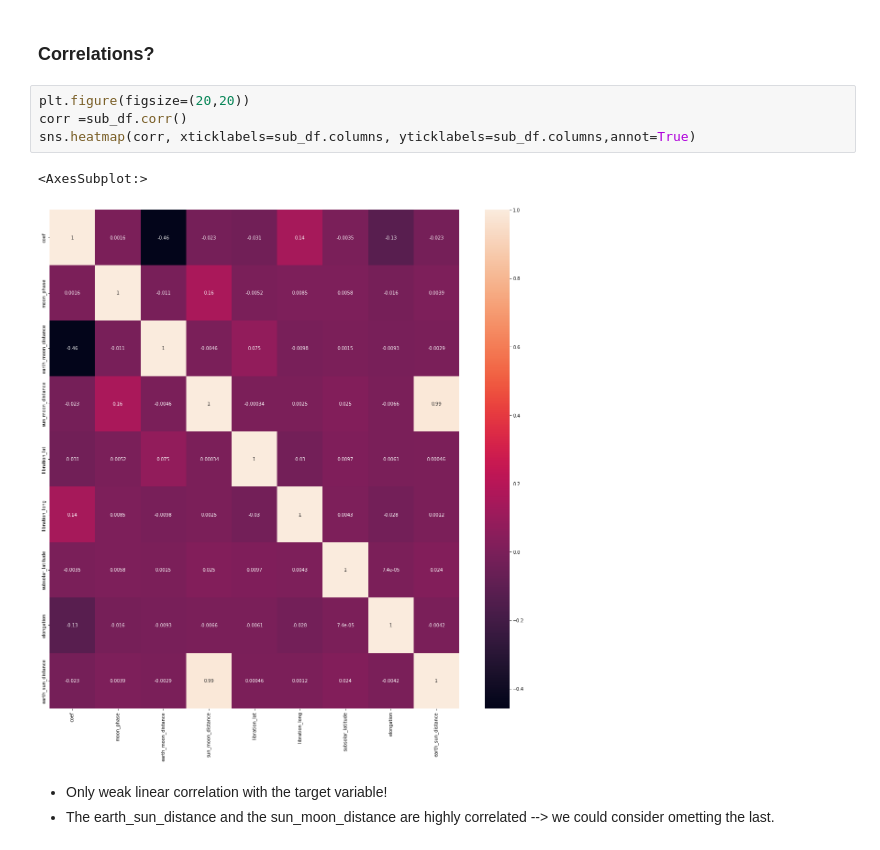
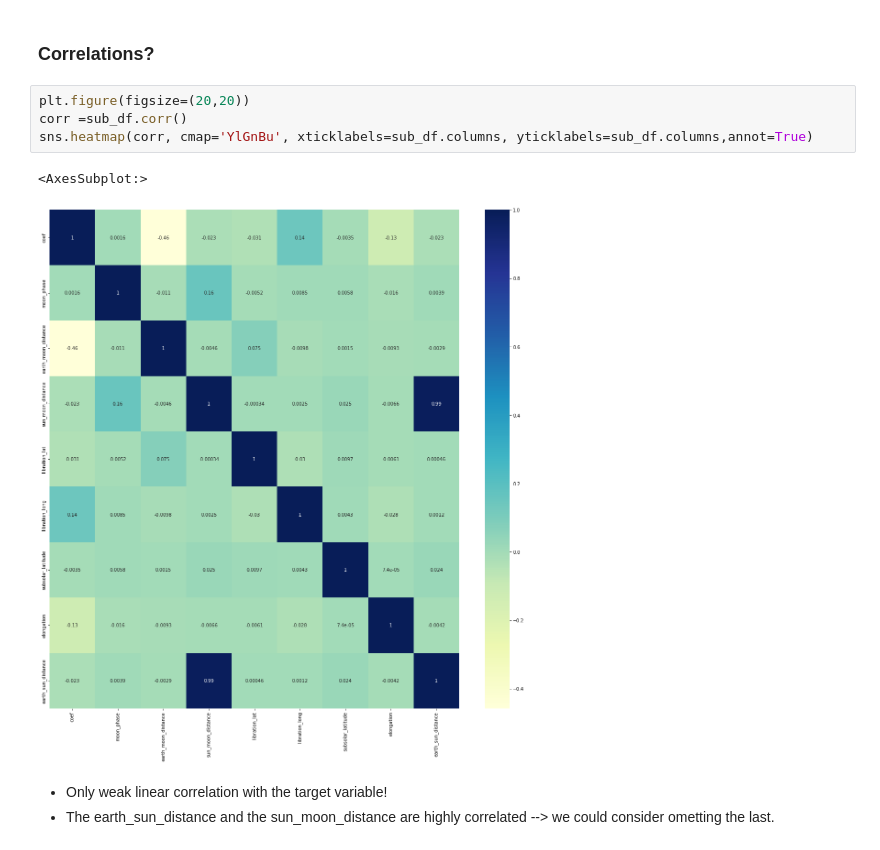
Before and after one commit to otmane-el-aloi/Prediction-of-tidal-coefficients, a Jupyter notebook: dataAnalysisOtmane.ipynb, the cells around one changed output. Cells and saved outputs as stored; diff of their text form.

```diff
--- a/dataAnalysisOtmane.ipynb
+++ b/dataAnalysisOtmane.ipynb
@@ -322,10 +345,10 @@ sub_df.describe()
 # %%
 plt.figure(figsize=(20,20))
 corr =sub_df.corr()
-sns.heatmap(corr, xticklabels=sub_df.columns, yticklabels=sub_df.columns,annot=True)
+sns.heatmap(corr, cmap='YlGnBu', xticklabels=sub_df.columns, yticklabels=sub_df.columns,annot=True)
 # %% [output]
 <AxesSubplot:>
-[figure, old version]
+[figure, new version]
 # %% [markdown]
 - Only weak linear correlation with the target variable!
 - The earth_sun_distance and the sun_moon_distance are highly correlated --> we could consider ometting the last.
```
Also changed, not shown: parts of 40 cells of this notebook.
